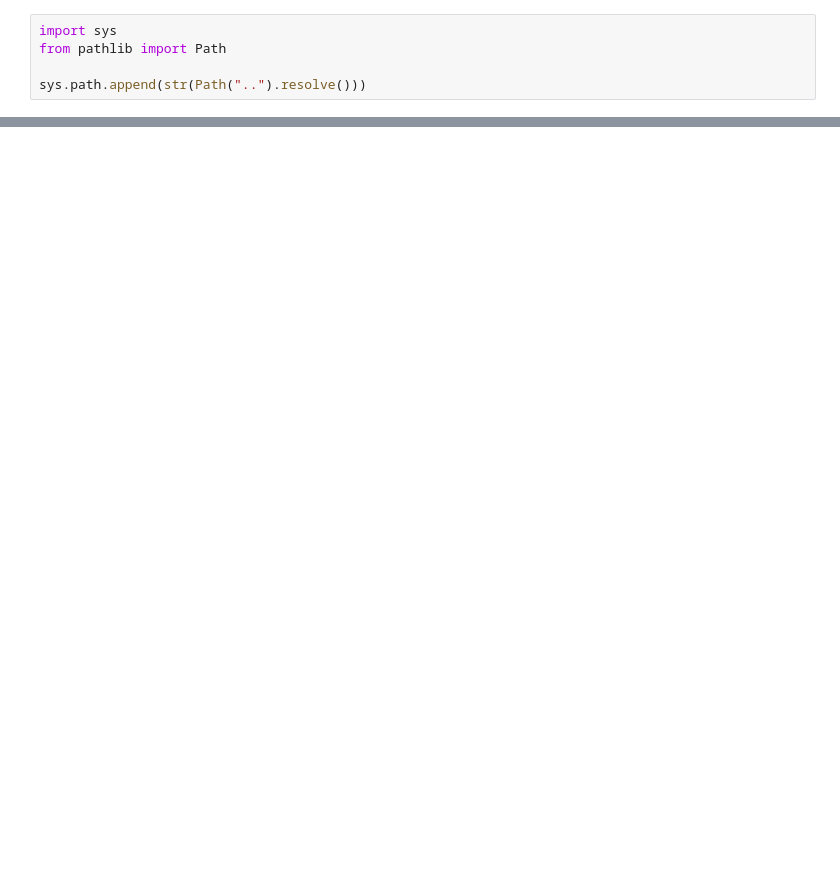
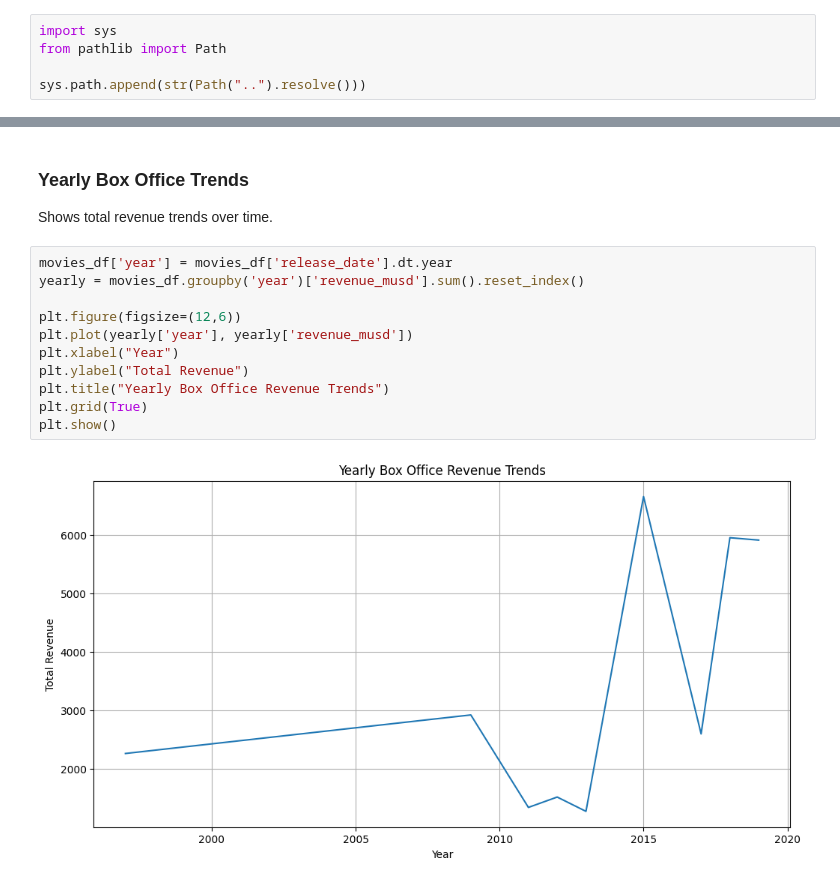
Before and after one commit to GhGuda/tmdb-movie-analysis-amalitech, a Jupyter notebook: notebooks/analysis.ipynb, the cells around one changed output, grey strips where cells are left out. Drawn from its saved outputs; the diff is of its cells as text; blank space fills up the shorter version.

```diff
--- a/notebooks/analysis.ipynb
+++ b/notebooks/analysis.ipynb
@@ -54,0 +123,16 @@ Pipeline completed successfully.
+# %% [markdown]
+### Yearly Box Office Trends
+Shows total revenue trends over time.
+# %%
+movies_df['year'] = movies_df['release_date'].dt.year
+yearly = movies_df.groupby('year')['revenue_musd'].sum().reset_index()
+
+plt.figure(figsize=(12,6))
+plt.plot(yearly['year'], yearly['revenue_musd'])
+plt.xlabel("Year")
+plt.ylabel("Total Revenue")
+plt.title("Yearly Box Office Revenue Trends")
+plt.grid(True)
+plt.show()
+# %% [output]
+[figure, added]
```
Also changed, not shown: parts of 16 cells of this notebook, 22 other files.
